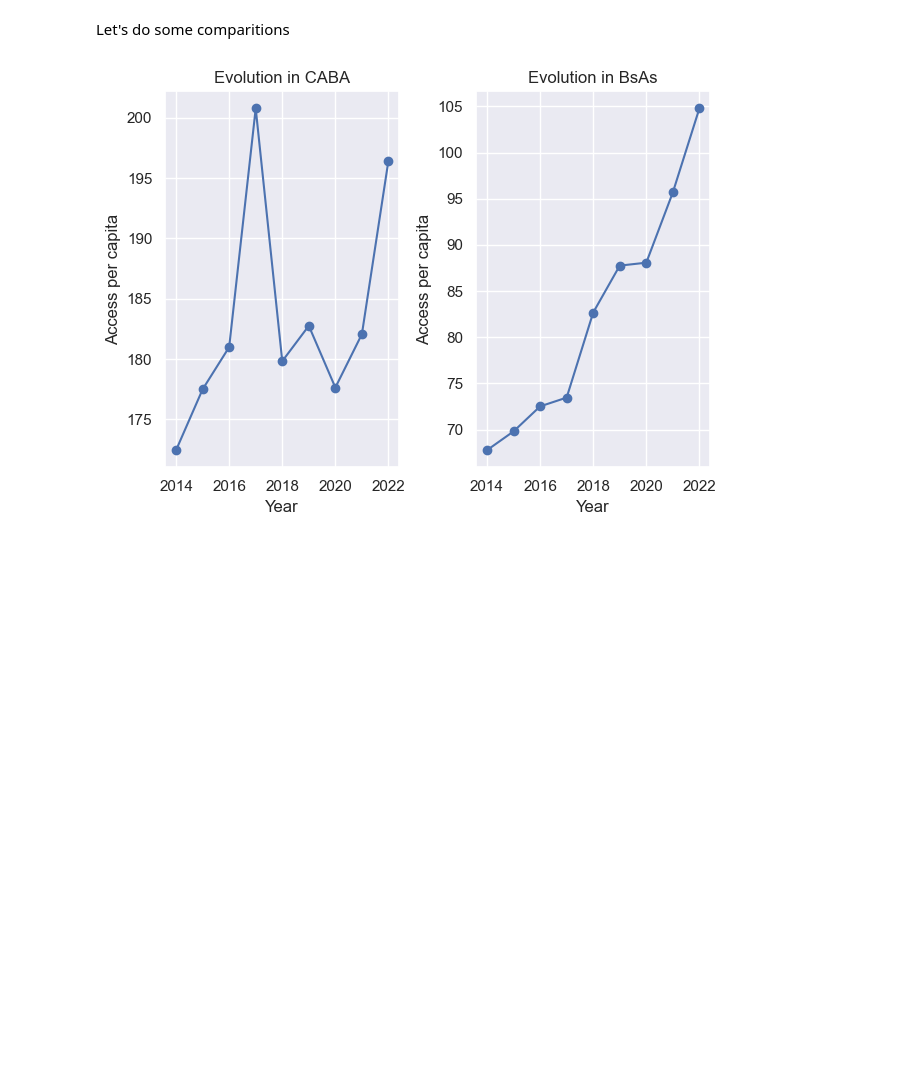
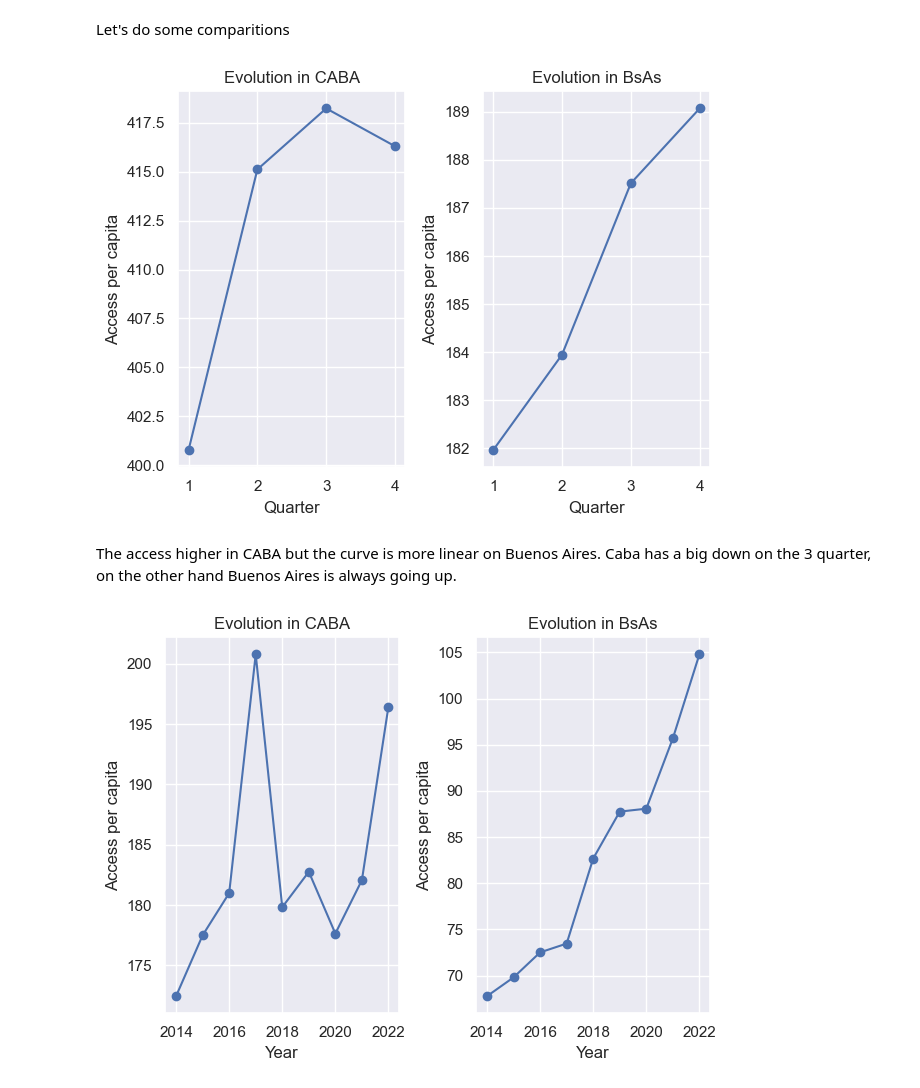
Before and after one commit to pablorobba/Data_Analyst_Telecomunication_project, a Jupyter notebook: 2 - EDA.ipynb, the cells around one changed output. Drawn from its saved outputs; the diff is of its cells as text; code cells hidden in the pictures; blank space fills up the shorter version.

```diff
--- a/2 - EDA.ipynb
+++ b/2 - EDA.ipynb
@@ -1008,5 +1017,33 @@ This is the best graphic to see where the people have more access, since it's pe
 # %% [markdown]
 Let's do some comparitions
+# %%
+CABA = df_internet_penetration["Provincia"] == "Capital Federal"
+CABA = df_internet_penetration[CABA]
+CABA = CABA.groupby("Trimestre")["Accesos por cada 100 hab"].sum()
+
+BsAs = df_internet_penetration["Provincia"] == "Buenos Aires"
+BsAs = df_internet_penetration[BsAs]
+BsAs = BsAs.groupby("Trimestre")["Accesos por cada 100 hab"].sum()
+
+fig, axes = plt.subplots(1, 2)
+CABA.plot(ax=axes[0], marker='o')
+axes[0].set_xlabel('Quarter')
+axes[0].set_ylabel('Access per capita')
+axes[0].set_title('Evolution in CABA')
+
+
+BsAs.plot(ax=axes[1], marker='o')
+axes[1].set_xlabel('Quarter')
+axes[1].set_ylabel('Access per capita')
+axes[1].set_title('Evolution in BsAs')
+
+plt.tight_layout()
+
+plt.show()
+# %% [output]
+[figure, added]
+# %% [markdown]
+The access higher in CABA but the curve is more linear on Buenos Aires. Caba has a big down on the 3 quarter, on the other hand Buenos Aires is always going up.
 # %%
 CABA = df_internet_penetration["Provincia"] == "Capital Federal"
 CABA = df_internet_penetration[CABA]
```
Also changed, not shown: parts of 14 cells of this notebook, 5 other files.
